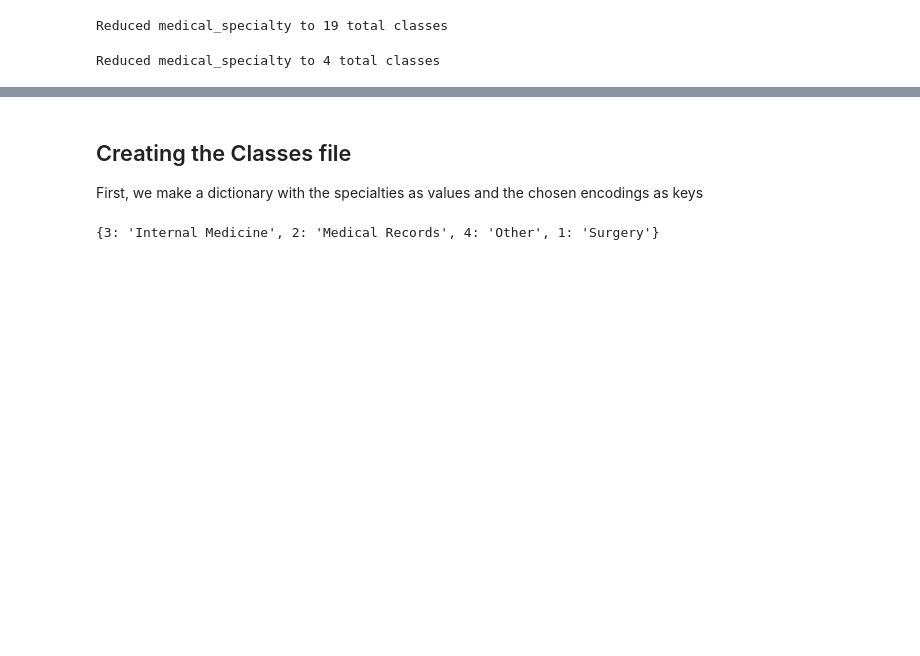
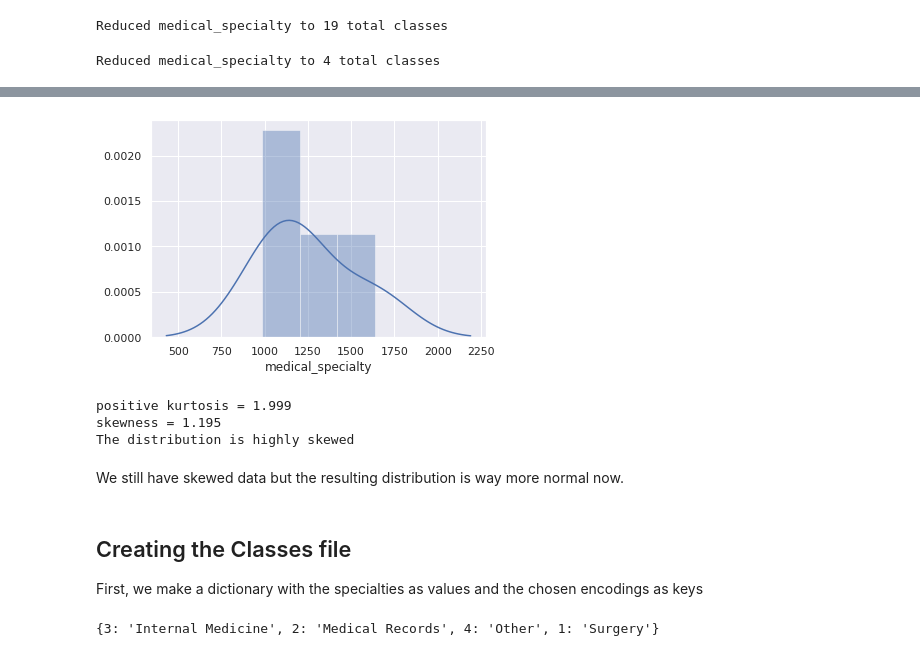
Before and after one commit to salgadev/private_nlp, a Jupyter notebook: notebooks/medical-text-data-modelling.ipynb, the cells around one changed output, grey strips where cells are left out. Drawn from its saved outputs; the diff is of its cells as text; code cells hidden in the pictures; blank space fills up the shorter version.

```diff
--- a/notebooks/medical-text-data-modelling.ipynb
+++ b/notebooks/medical-text-data-modelling.ipynb
@@ -292,3 +289,18 @@ plt.show()
+# %%
+sb.distplot(df['medical_specialty'].value_counts());
+# %% [output]
+[figure, added]
+# %%
+skewness = df['medical_specialty'].value_counts().skew()
+kurtosis = df['medical_specialty'].value_counts().kurt()
+
+normality_testing(skewness,kurtosis)
+# %% [output]
+positive kurtosis = 1.999
+skewness = 1.195
+The distribution is highly skewed
+# %% [markdown]
+We still have skewed data but the resulting distribution is way more normal now.
 # %% [markdown]
 ## Creating the Classes file
 First, we make a dictionary with the specialties as values and the chosen encodings as keys
```
Also changed, not shown: parts of 36 cells of this notebook, 4 other files.
